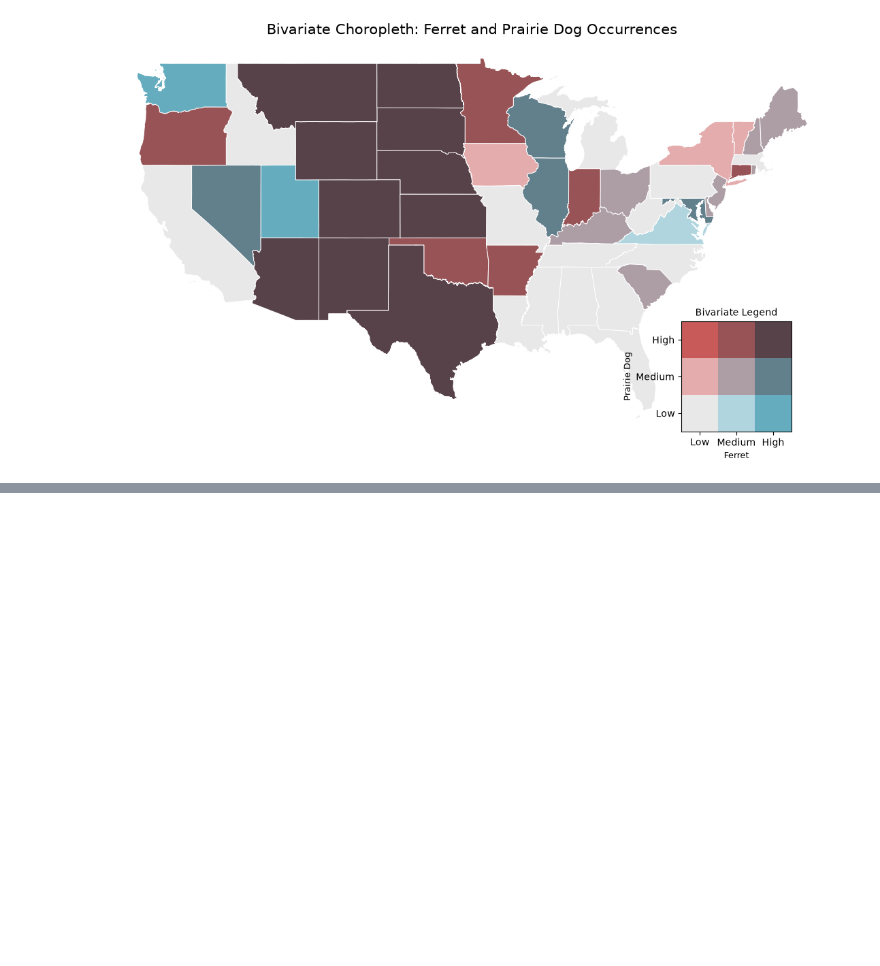
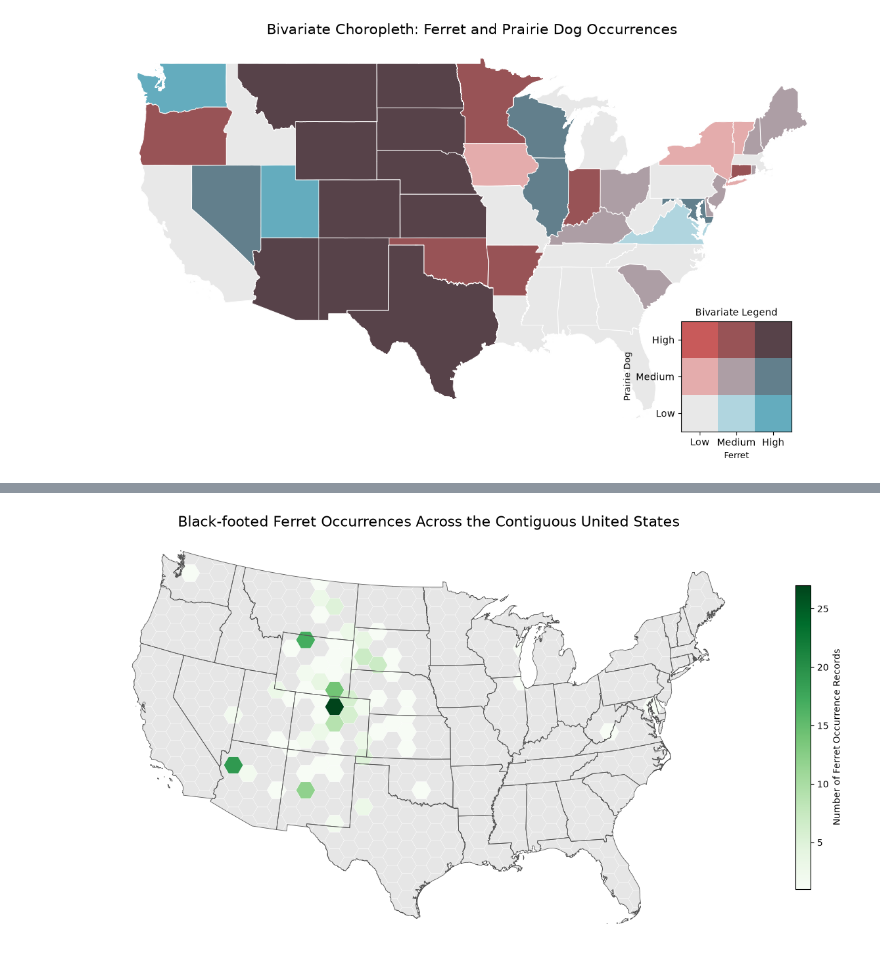
Before and after one commit to oliviapozytko/geog592-opozytko, a Jupyter notebook: homework/week08/homework08.ipynb, the cells around one changed output, grey strips where cells are left out. Drawn from its saved outputs; the diff is of its cells as text; code cells hidden in the pictures; blank space fills up the shorter version.

```diff
--- a/homework/week08/homework08.ipynb
+++ b/homework/week08/homework08.ipynb
@@ -546,0 +697,49 @@ plt.show()
+# %%
+fig, ax = plt.subplots(figsize=(16, 10))
+
+# All hexagons, including zero observations
+hex_grid.plot(
+    ax=ax,
+    color="#E6E6E6",
+    edgecolor="white",
+    linewidth=0.3
+)
+
+# Hexagons with ferret records
+hex_grid[hex_grid["ferret_count"] > 0].plot(
+    ax=ax,
+    column="ferret_count",
+    cmap="Greens",
+    legend=True,
+    edgecolor="white",
+    linewidth=0.3,
+    legend_kwds={
+        "label": "Number of Ferret Occurrence Records",
+        "shrink": 0.6
+    }
+)
+
+# State outlines
+us.boundary.plot(
+    ax=ax,
+    color="#555555",
+    linewidth=0.6
+)
+
+ax.set_title(
+    "Black-footed Ferret Occurrences Across the Contiguous United States",
+    fontsize=16
+)
+
+ax.set_axis_off()
+
+plt.savefig(
+    "ferret_hexagon_full_us.png",
+    dpi=300,
+    bbox_inches="tight",
+    facecolor="white"
+)
+
+plt.show()
+# %% [output]
+[figure, added]
```
Also changed, not shown: parts of 8 cells of this notebook, 4 other files.
